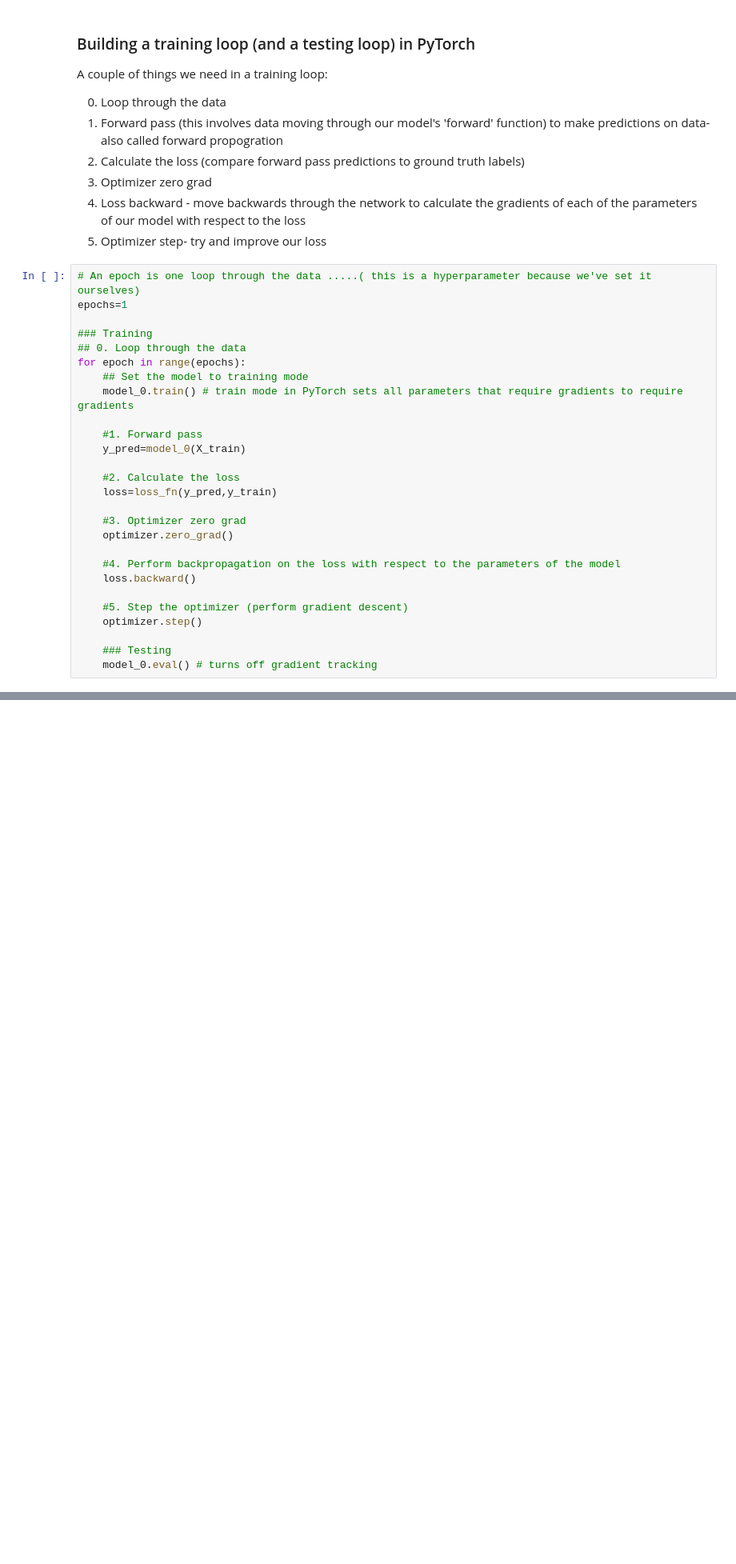
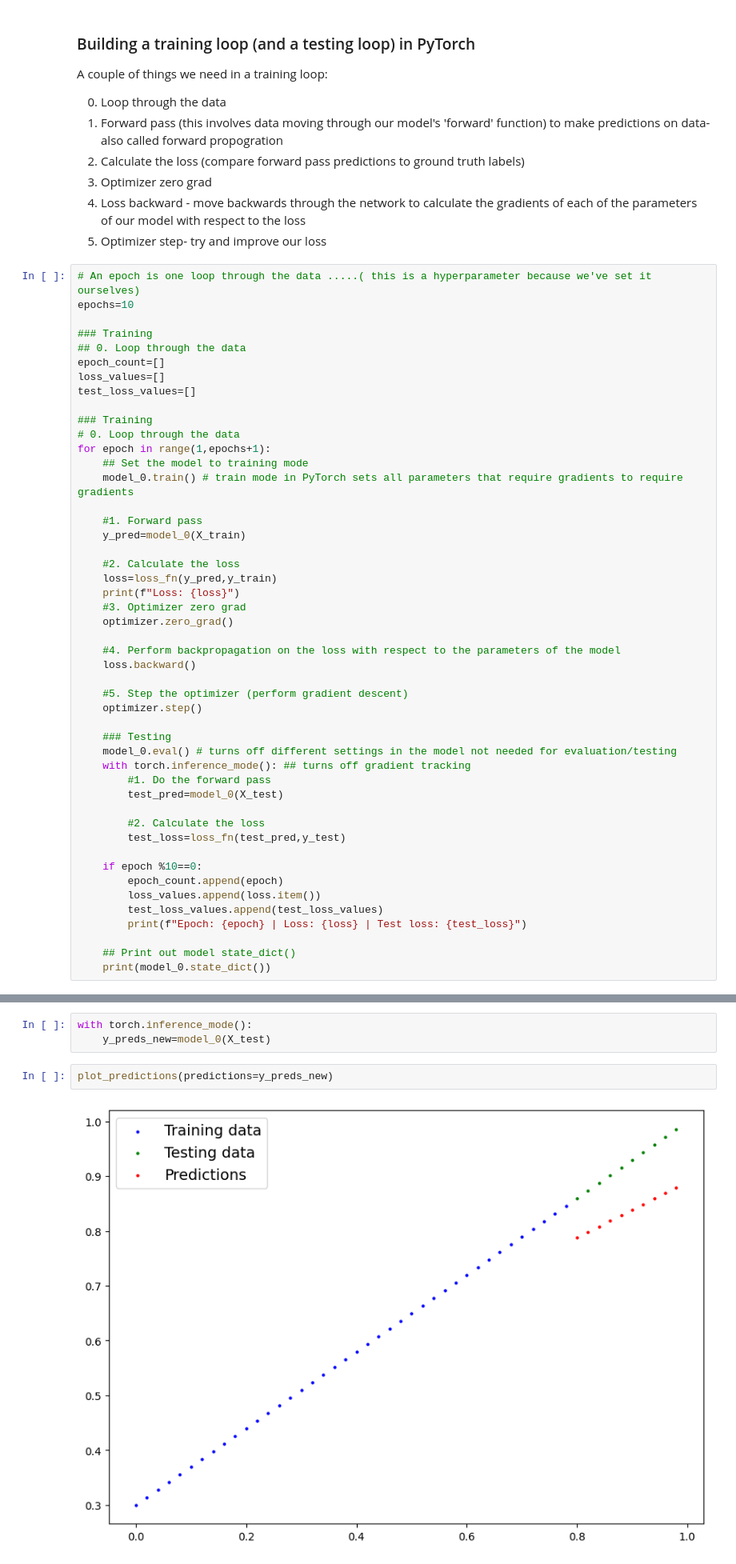
Before and after one commit to AnayMishra2006/Pytorch, a Jupyter notebook: pytorch_workflow/building_first_model_in_pytorch.ipynb, the cells around one changed output, grey strips where cells are left out. Shown: that part at 80% size. Cells and saved outputs as stored; diff of their text form; blank space fills up the shorter version.

Commit message:
building the test loop

```diff
--- a/pytorch_workflow/building_first_model_in_pytorch.ipynb
+++ b/pytorch_workflow/building_first_model_in_pytorch.ipynb
@@ -233,11 +233,17 @@ A couple of things we need in a training loop:
 5. Optimizer step- try and improve our loss
 # %%
 # An epoch is one loop through the data .....( this is a hyperparameter because we've set it ourselves)
-epochs=1
+epochs=10
 
 ### Training
 ## 0. Loop through the data
-for epoch in range(epochs):
+epoch_count=[]
+loss_values=[]
+test_loss_values=[]
+
+### Training
+# 0. Loop through the data
+for epoch in range(1,epochs+1):
     ## Set the model to training mode
     model_0.train() # train mode in PyTorch sets all parameters that require gradients to require gradients
 
@@ -246,7 +252,7 @@ for epoch in range(epochs):
 
     #2. Calculate the loss
     loss=loss_fn(y_pred,y_train)
-
+    print(f"Loss: {loss}")
     #3. Optimizer zero grad
     optimizer.zero_grad()
 
@@ -257,4 +263,19 @@ for epoch in range(epochs):
     optimizer.step()
 
     ### Testing
-    model_0.eval() # turns off gradient tracking
+    model_0.eval() # turns off different settings in the model not needed for evaluation/testing
+    with torch.inference_mode(): ## turns off gradient tracking
+        #1. Do the forward pass
+        test_pred=model_0(X_test)
+
+        #2. Calculate the loss
+        test_loss=loss_fn(test_pred,y_test)
+
+    if epoch %10==0:
+        epoch_count.append(epoch)
+        loss_values.append(loss.item())
+        test_loss_values.append(test_loss_values)
+        print(f"Epoch: {epoch} | Loss: {loss} | Test loss: {test_loss}")
+
+    ## Print out model state_dict()
+    print(model_0.state_dict())
@@ -260,0 +304,7 @@ for epoch in range(epochs):
+# %%
+with torch.inference_mode():
+    y_preds_new=model_0(X_test)
+# %%
+plot_predictions(predictions=y_preds_new)
+# %% [output]
+[figure, added]
```
Also changed, not shown: parts of 4 cells of this notebook.
